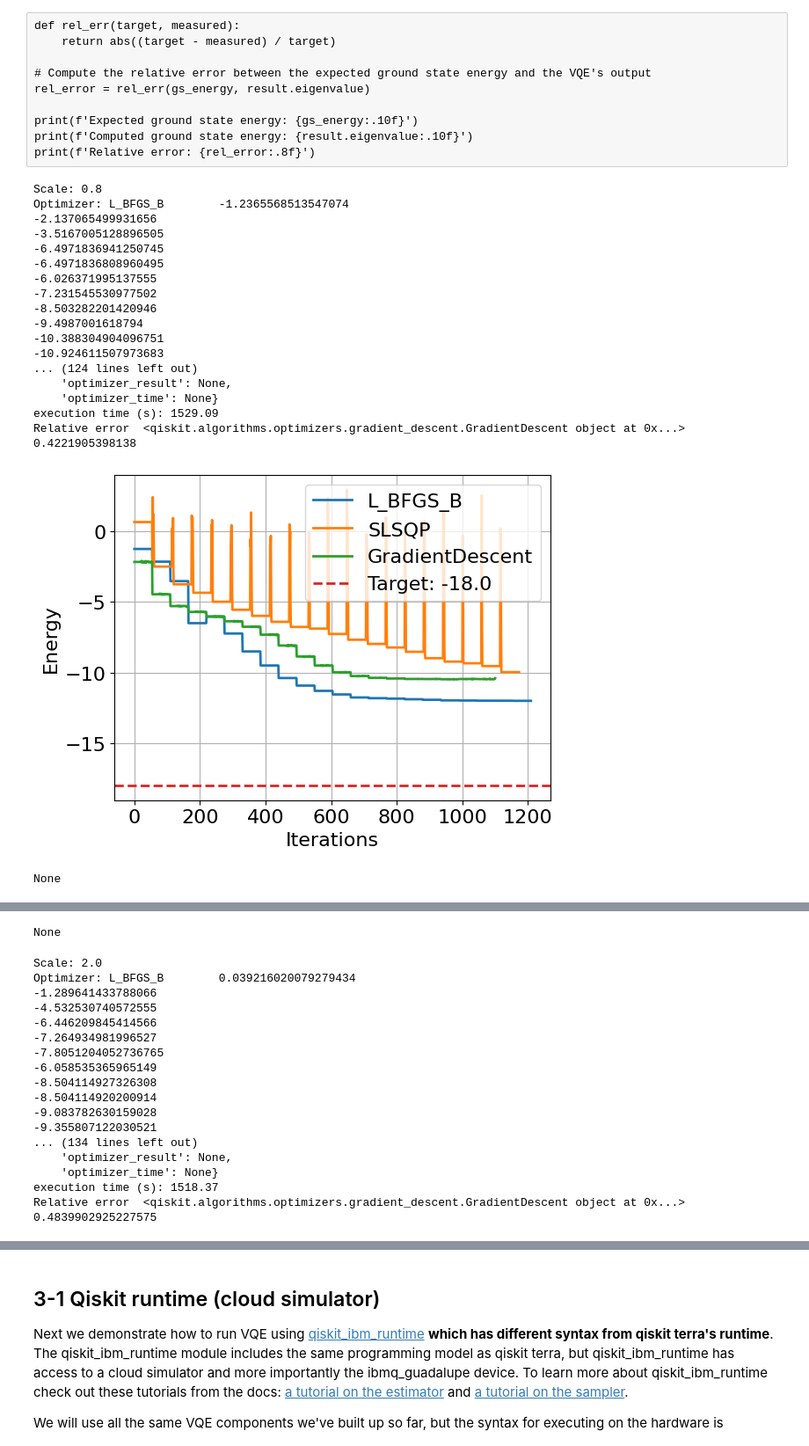
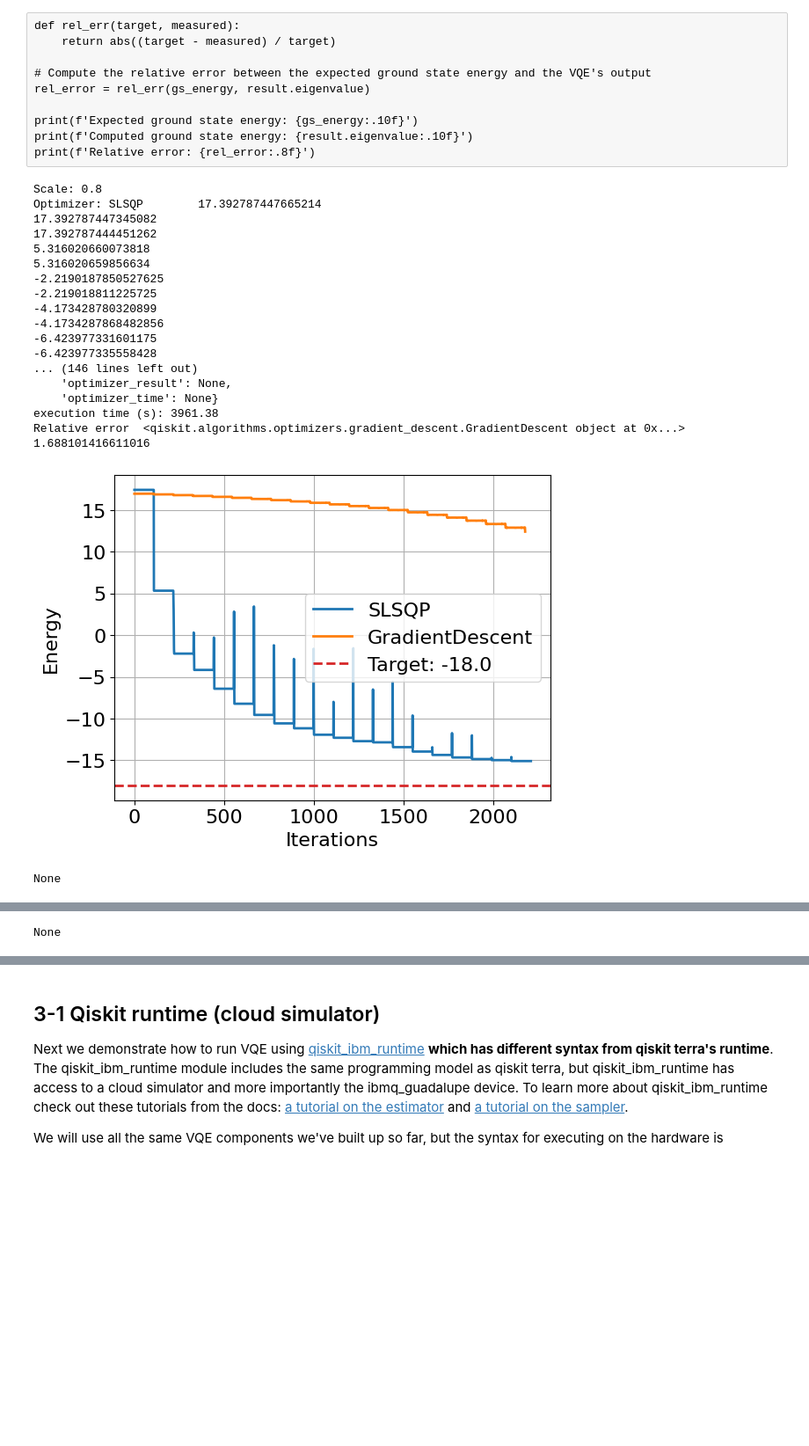
Before and after one commit to buttercutter/open-science-prize-2022, a Jupyter notebook: kagome-vqe-Pulse.ipynb, the cells around one changed output, grey strips where cells are left out. Shown: that part at 88% size. Saved outputs shown, nothing was run; the diff lists cells and outputs as text; code cells hidden in the pictures; blank space fills up the shorter version.

Commit message:
Added 2 parameters per instruction and order of the trotter operations.

```diff
--- a/kagome-vqe-Pulse.ipynb
+++ b/kagome-vqe-Pulse.ipynb
@@ -240,16 +240,12 @@ for i in range(1,trotter_steps+1):
             qc.h(j)
 
     for edge in original_edge_list:
-        qc.append(compute_XX_pulsegate(p[param_index] * t, edge[0], edge[1], size), target_qubits)
-        param_index = param_index + 1
-
-    for edge in original_edge_list:
-        qc.append(compute_YY_pulsegate(p[param_index] * t, edge[0], edge[1], size), target_qubits)
-        param_index = param_index + 1
-
-    for edge in original_edge_list:
-        qc.append(compute_ZZ_pulsegate(p[param_index] * t, edge[0], edge[1], size), target_qubits)
-        param_index = param_index + 1
+        qc.append(compute_XX_pulsegate( 2 * p[param_index] * p[param_index+1]/4, edge[0], edge[1], size), target_qubits)
+        param_index = param_index + 2
+        qc.append(compute_YY_pulsegate( 2 * p[param_index] * p[param_index+1]/4, edge[0], edge[1], size), target_qubits)
+        param_index = param_index + 2
+        qc.append(compute_ZZ_pulsegate( 2 * p[param_index] * p[param_index+1]/4, edge[0], edge[1], size), target_qubits)
+        param_index = param_index + 2
 
     # Hadamard for Symmetrization
     if i%2 == 1:
@@ -451,12 +447,12 @@ print(f'Expected ground state energy: {gs_energy:.10f}')
 print(f'Computed ground state energy: {result.eigenvalue:.10f}')
 print(f'Relative error: {rel_error:.8f}')
 # %%
-scale = [0.8, 1.5, 2.0, 2.5, 2.8, 3.2, 4, 6]
-
+#scale = [0.8, 1.5, 2.0, 2.5, 2.8, 3.2, 4, 6]
+scale = [0.8, 2.5]
 learning_rate = 0.01
 iterations = 20
 optimizers = [
-    L_BFGS_B(maxiter=iterations),
+    #L_BFGS_B(maxiter=iterations),
     SLSQP(maxiter=iterations),
     GradientDescent(maxiter=iterations, learning_rate=learning_rate),
 ]
@@ -485,46 +481,46 @@ for i, scale_value in enumerate(scale):
 
         # Run the custom VQE function and monitor execution time
         start = time()
         result = custom_vqe.compute_minimum_eigenvalue(ham_16)
         end = time()
 
         print(result)
         print(f'execution time (s): {end - start:.2f}')
 
         rel_error = rel_err(gs_energy, result.eigenvalue)
         print("Relative error ", optimizer_selected, " ", rel_error)
 
         converge_cnts[i] = np.asarray(intermediate_info)
 
     for i, optimizer in enumerate(optimizers):
         plt.plot(converge_cnts[i], lw=2, label=type(optimizer).__name__)
     plt.ylabel('Energy')
     plt.xlabel('Iterations')
     # Exact ground state energy value
     plt.axhline(y=gs_energy, color="tab:red", ls="--", lw=2, label="Target: " + str(gs_energy))
     plt.legend()
     plt.grid()
     display(plt.show())
 
 #print("Without Scale:")
 #runTests(qc_pulse_noscale)
 # %% [output]
 Scale: 0.8
-Optimizer: L_BFGS_B        -1.2365568513547074
--2.137065499931656
--3.5167005128896505
--6.4971836941250745
--6.4971836808960495
--6.026371995137555
--7.231545530977502
--8.503282201420946
--9.4987001618794
--10.388304904096751
--10.924611507973683
-... (124 lines left out)
+Optimizer: SLSQP        17.392787447665214
+17.392787447345082
+17.392787444451262
+5.316020660073818
+5.316020659856634
+-2.2190187850527625
+-2.219018811225725
+-4.173428780320899
+-4.1734287868482856
+-6.423977331601175
+-6.423977335558428
+... (146 lines left out)
     'optimizer_result': None,
     'optimizer_time': None}
-execution time (s): 1529.09
-Relative error  <qiskit.algorithms.optimizers.gradient_descent.GradientDescent object at 0x...>   0.4221905398138
+execution time (s): 3961.38
+Relative error  <qiskit.algorithms.optimizers.gradient_descent.GradientDescent object at 0x...>   1.688101416611016
-[figure, old version]
+[figure, new version]
 None
@@ -549,18 +545 @@ Relative error  <qiskit.algorithms.optimizers.gradient_descent.GradientDescent o
 None
-Scale: 2.0
-Optimizer: L_BFGS_B        0.039216020079279434
--1.289641433788066
--4.532530740572555
--6.446209845414566
--7.264934981996527
--7.8051204052736765
--6.058535365965149
--8.504114927326308
--8.504114920200914
--9.083782630159028
--9.355807122030521
-... (134 lines left out)
-    'optimizer_result': None,
-    'optimizer_time': None}
-execution time (s): 1518.37
-Relative error  <qiskit.algorithms.optimizers.gradient_descent.GradientDescent object at 0x...>   0.4839902925227575
```
Also changed, not shown: parts of 7 cells of this notebook.
